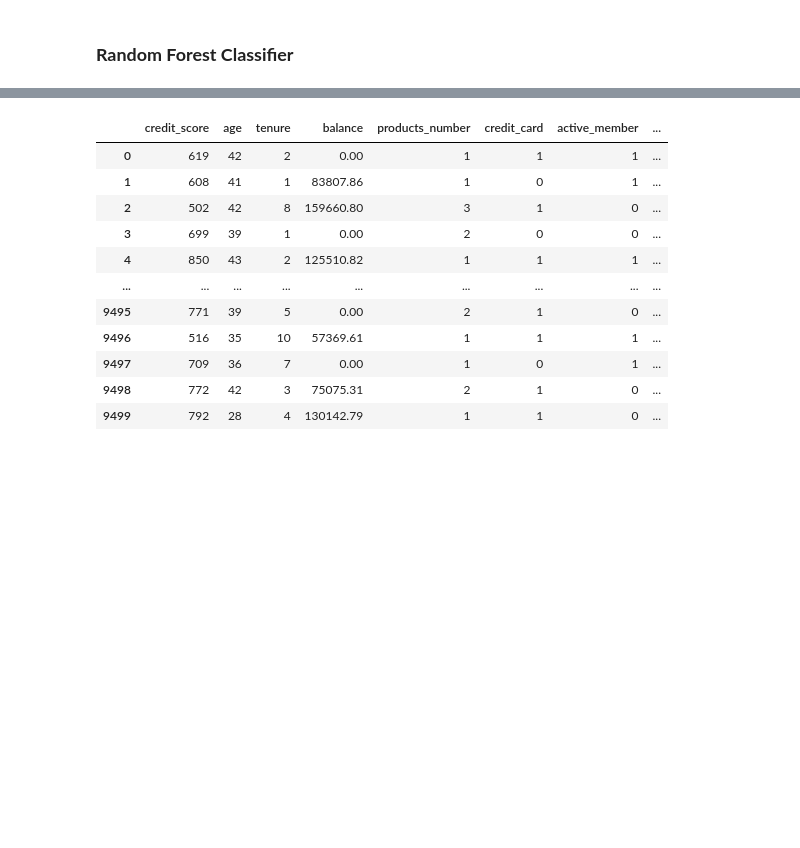
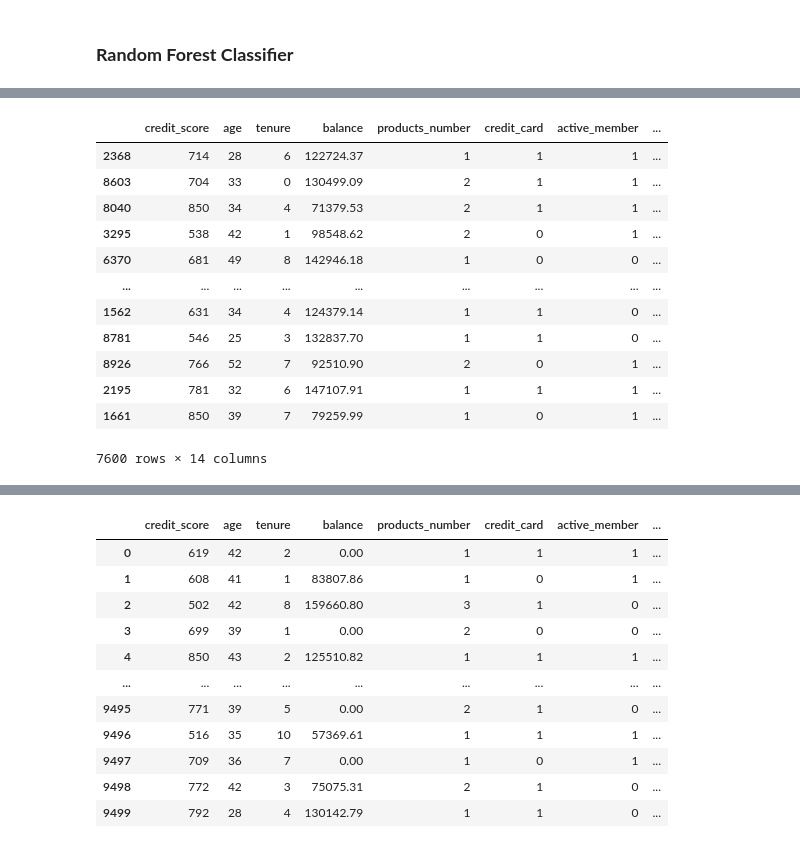
Before and after one commit to smartestnerdfromtown/Data-Science-Projects, a Jupyter notebook: Bank Customer Churn/analysis.ipynb, the cells around one changed output, grey strips where cells are left out. Saved outputs shown, nothing was run; the diff lists cells and outputs as text; code cells hidden in the pictures; blank space fills up the shorter version.

```diff
--- a/Bank Customer Churn/analysis.ipynb
+++ b/Bank Customer Churn/analysis.ipynb
@@ -219,8 +217,8 @@ df.to_csv(path_or_buf="bank_churn_prepared.csv", index=False)
 # %%
 df_pipeline, X, y = prepare_data(
     file_path="bank_churn_prepared.csv",
-    columns_to_be_dropped="churn",
-    target_column="churn"
+    target_column="churn",
+    columns_to_drop="churn"
 )
 num_features, cat_features = extract_features(df=df_pipeline)
 X_train, X_test, y_train, y_test = split_data(X=X, y=y)
@@ -226,0 +241,16 @@ X_train, X_test, y_train, y_test = split_data(X=X, y=y)
+# %%
+X_train
+# %% [output]
+|  | credit_score | age | tenure | balance | products_number | credit_card | active_member | ... |
+| 2368 | 714 | 28 | 6 | 122724.37 | 1 | 1 | 1 | ... |
+| 8603 | 704 | 33 | 0 | 130499.09 | 2 | 1 | 1 | ... |
+| 8040 | 850 | 34 | 4 | 71379.53 | 2 | 1 | 1 | ... |
+| 3295 | 538 | 42 | 1 | 98548.62 | 2 | 0 | 1 | ... |
+| 6370 | 681 | 49 | 8 | 142946.18 | 1 | 0 | 0 | ... |
+| ... | ... | ... | ... | ... | ... | ... | ... | ... |
+| 1562 | 631 | 34 | 4 | 124379.14 | 1 | 1 | 0 | ... |
+| 8781 | 546 | 25 | 3 | 132837.70 | 1 | 1 | 0 | ... |
+| 8926 | 766 | 52 | 7 | 92510.90 | 2 | 0 | 1 | ... |
+| 2195 | 781 | 32 | 6 | 147107.91 | 1 | 1 | 1 | ... |
+| 1661 | 850 | 39 | 7 | 79259.99 | 1 | 0 | 1 | ... |
+7600 rows × 14 columns
```
Also changed, not shown: parts of 3 cells of this notebook, 2 other files.
